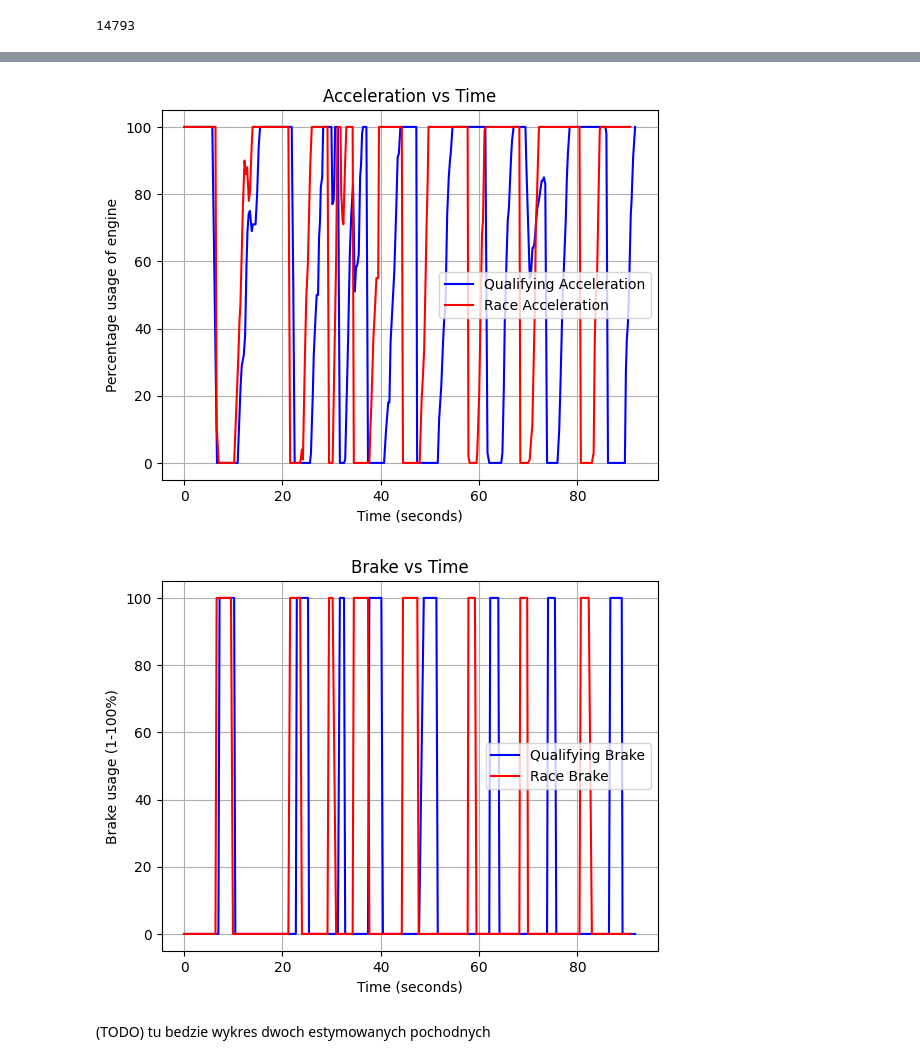
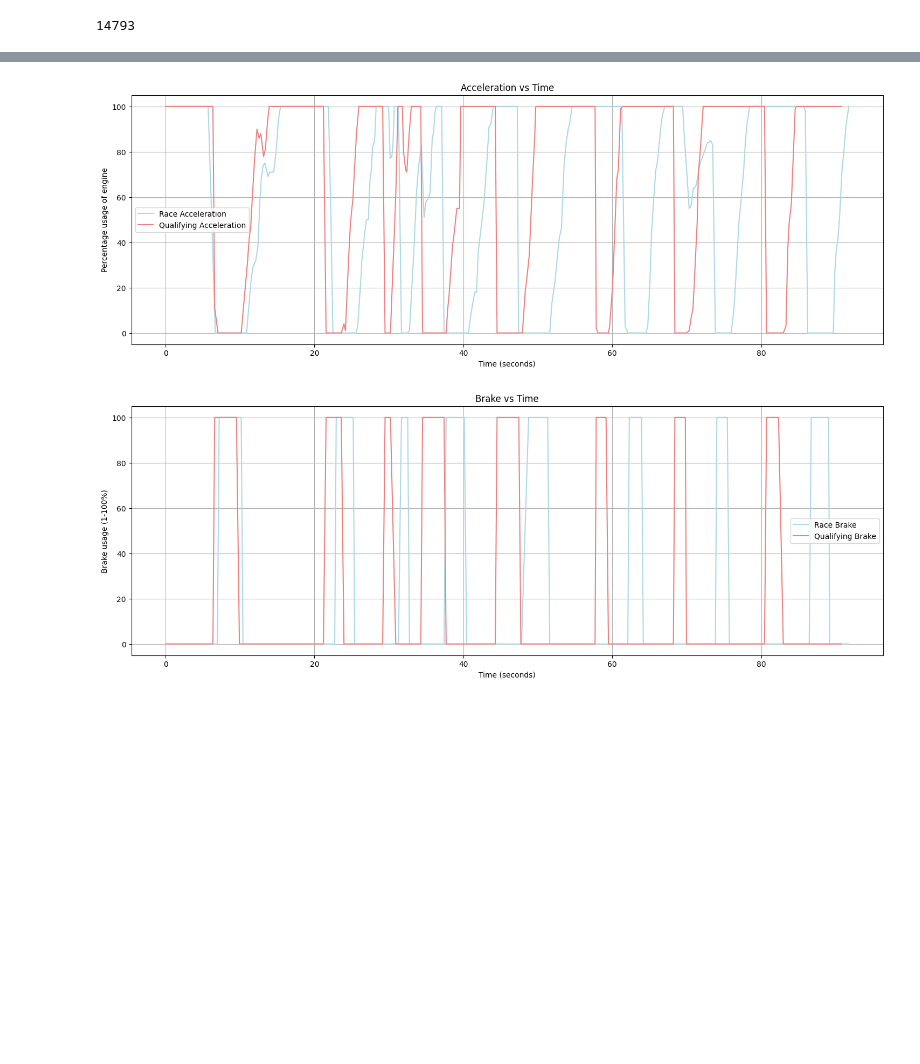
Before and after one commit to Whal0/F1_dataExploration, a Jupyter notebook: telemetry_analysis.ipynb, the cells around one changed output, grey strips where cells are left out. Drawn from its saved outputs; the diff is of its cells as text; code cells hidden in the pictures; blank space fills up the shorter version.

```diff
--- a/telemetry_analysis.ipynb
+++ b/telemetry_analysis.ipynb
@@ -37,0 +23,8 @@ sessions_data
+# %%
+params = {
+    "country_name" : country_name,
+    "year" : year
+}
+
+sessions_data = request.get_session_data(params=params)
+print("got session data..")
@@ -153,18 +292,3 @@ df_qualifying_laps_data["date_start"][2]
 Timestamp('2023-03-04 15:14:33.390000+0000', tz='UTC')
 # %% [markdown]
 W celu znalezienia timestampu, tworzymy funkcję, która na podstawie najmniejszej absolutnej różnicy, wybiera dla nas index wiersza z qualifying_car_data
-# %%
-lap1start_time = df_qualifying_laps_data["date_start"][2]
-
-def data_closest_timestamp(time, data):
-
-    minimal_diff = np.abs(time - data["date"][0])
-    minimal_index = 0
-
-    for index, value in data['date'].items():
-        diff = np.abs(time - value)
-        if minimal_diff > diff:
-            minimal_diff = diff
-            minimal_index = index
-
-    return minimal_index
@@ -193,7 +319,7 @@ df_qualifying_laps_data["lap_duration"][2]
 # %% [output]
 Timedelta('0 days 00:01:31.295000')
 # %%
-qualifying_end_lap_index = data_closest_timestamp(lap1start_time + df_qualifying_laps_data["lap_duration"][2], df_qualifying_car_data)
+qualifying_end_lap_index = telemetry_preprocessing().data_closest_timestamp(lap1start_time + df_qualifying_laps_data["lap_duration"][2], df_qualifying_car_data)
 
 qualifying_end_lap_index
 # %% [output]
@@ -538,30 +539,30 @@ plt.show()
 # %%
-plt.plot(adjusted_df_race_time,  df_race_car_data["throttle"][race_start_lap_index:adjusted_race_end_lap_index], c='b', label="Qualifying Acceleration")
-plt.plot(df_qualifying_time,  df_qualifying_car_data["throttle"][qualifying_start_lap_index:qualifying_end_lap_index], c='r', label="Race Acceleration")
-
+plt.figure(figsize=(18, 6))
+plt.plot(adjusted_df_race_time,  df_race_car_data["throttle"][race_start_lap_index:adjusted_race_end_lap_index], c='lightblue', label="Race Acceleration")
+plt.plot(df_qualifying_time,  df_qualifying_car_data["throttle"][qualifying_start_lap_index:qualifying_end_lap_index], c='lightcoral', label="Qualifying Acceleration")
 
 plt.xlabel("Time (seconds)")
 plt.ylabel("Percentage usage of engine")
 plt.title("Acceleration vs Time")
 plt.legend()
 plt.grid(True)
 plt.show()
 
-plt.plot(adjusted_df_race_time,  df_race_car_data["brake"][race_start_lap_index:adjusted_race_end_lap_index], c='b', label="Qualifying Brake")
-plt.plot(df_qualifying_time,  df_qualifying_car_data["brake"][qualifying_start_lap_index:qualifying_end_lap_index], c='r', label="Race Brake")
+plt.figure(figsize=(18, 6))
+
+plt.plot(adjusted_df_race_time,  df_race_car_data["brake"][race_start_lap_index:adjusted_race_end_lap_index], c='lightblue', label="Race Brake")
+plt.plot(df_qualifying_time,  df_qualifying_car_data["brake"][qualifying_start_lap_index:qualifying_end_lap_index], c='lightcoral', label="Qualifying Brake")
 
 
 plt.xlabel("Time (seconds)")
 plt.ylabel("Brake usage (1-100%)")
 plt.title("Brake vs Time")
 plt.legend()
 plt.grid(True)
 plt.show()
 # %% [output]
-[figure, old version]
+[figure, new version]
-[figure, old version]
+[figure, new version]
-# %% [markdown]
-(TODO) tu bedzie wykres dwoch estymowanych pochodnych
 # %%
 fig, (ax1, ax2) = plt.subplots(2, 1, figsize=(10, 8))
 fig.suptitle('Acceleration plot and its derivative')
```
Also changed, not shown: parts of 37 cells of this notebook, 2 other files.
